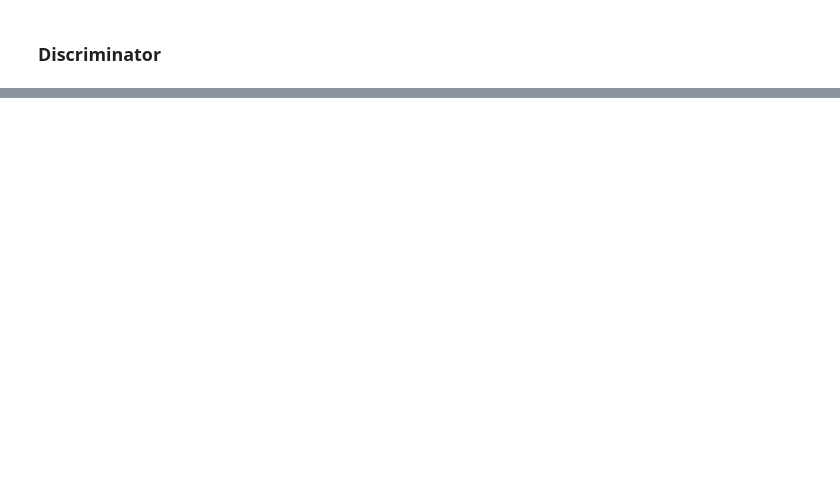
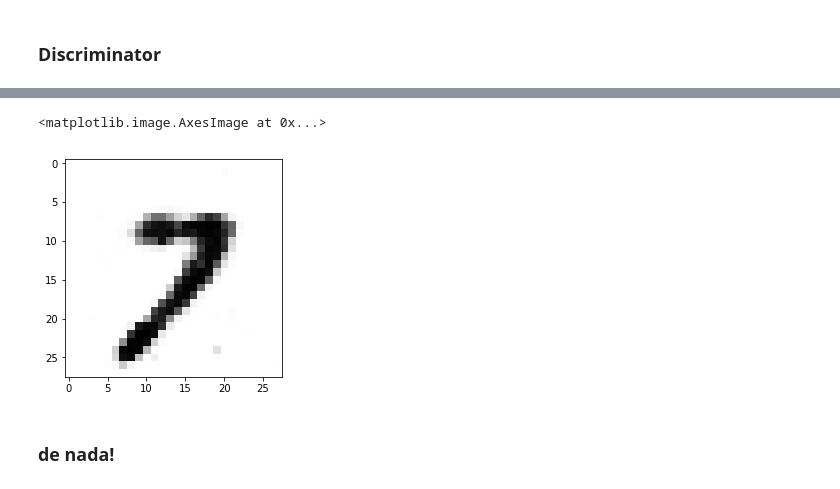
Before and after one commit to hashbanger/NeuralNetworks_And_Tensorflow, a Jupyter notebook: Tensorflow/Generative Adversarial Networks/tf_gan_mnist.ipynb, the cells around one changed output, grey strips where cells are left out. Saved outputs shown, nothing was run; the diff lists cells and outputs as text; code cells hidden in the pictures; blank space fills up the shorter version.

```diff
--- a/Tensorflow/Generative Adversarial Networks/tf_gan_mnist.ipynb
+++ b/Tensorflow/Generative Adversarial Networks/tf_gan_mnist.ipynb
@@ -94,0 +115,2 @@ ValueError: Variable dis/dense/kernel already exists, disallowed. Did you mean t
+# %%
+learning_rate = 0.001
@@ -94,0 +133,41 @@ ValueError: Variable dis/dense/kernel already exists, disallowed. Did you mean t
+# %%
+batch_size = 100
+epochs = 500
+init = tf.global_variables_initializer()
+saver = tf.train.Saver(var_list=g_vars)
+# %%
+# Save a sample per epoch
+samples = []
+# %%
+with tf.Session() as sess:
+
+    sess.run(init)
+
+    for e in range(epochs):
+        num_batches = mnist.train.num_examples // batch_size
+
+        for i in range(num_batches):
+
+            # Getting the batches of the images
+            batch = mnist.train.next_batch(batch_size)
+
+            # Getting the images and reshaping and rescaling
+            batch_images = batch[0].reshape((batch_size, 784))
+            batch_images = batch_images * 2 -1
+
+            # Creating the random noise
+            batch_z = np.random.uniform(-1 , 1, size = (batch_size, 100))
+
+            # Running the optimizers no need to save the outputs as we won't be using them
+            _ = sess.run(D_trainer, feed_dict  = {real_images: batch_images, z: batch_z})
+            _ = sess.run(G_trainer, feed_dict = {z: batch_z})
+
+
+        print("Currently on Epoch {} out of {}".format(e+1, epochs))
+
+        #Sample from the generator
+        sample_z = np.random.uniform(-1, 1, size = (1, 100))
+        gen_sample = sess.run(generator(z, reuse = True), feed_dict = {z: sample_z})
+
+        samples.append(gen_sample)
+        saver.save(sess, './models/500_epoch_model.ckpt')
@@ -94,0 +205,7 @@ ValueError: Variable dis/dense/kernel already exists, disallowed. Did you mean t
+# %%
+plt.imshow(samples[0].reshape(28,28),cmap='Greys')
+# %% [output]
+<matplotlib.image.AxesImage at 0x...>
+[figure, added]
+# %% [markdown]
+### de nada!
```
Also changed, not shown: parts of 26 cells of this notebook, 4 other files.
